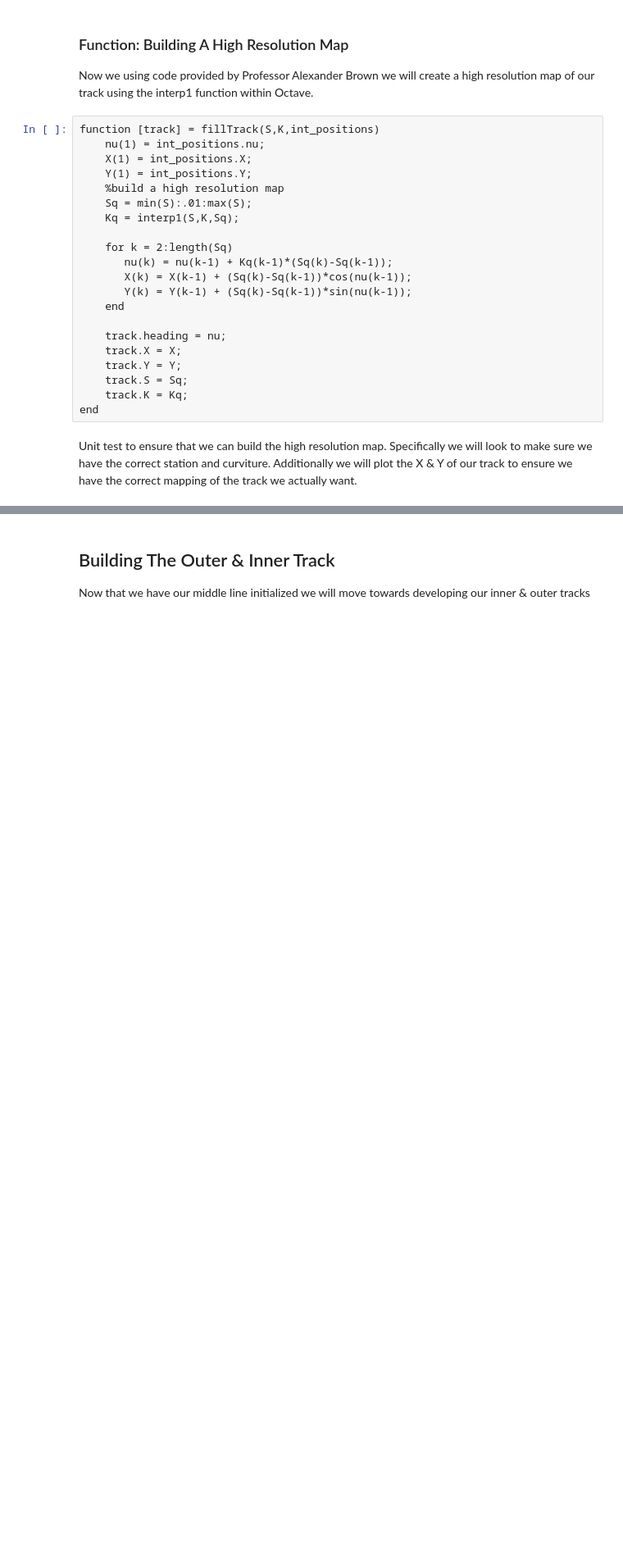
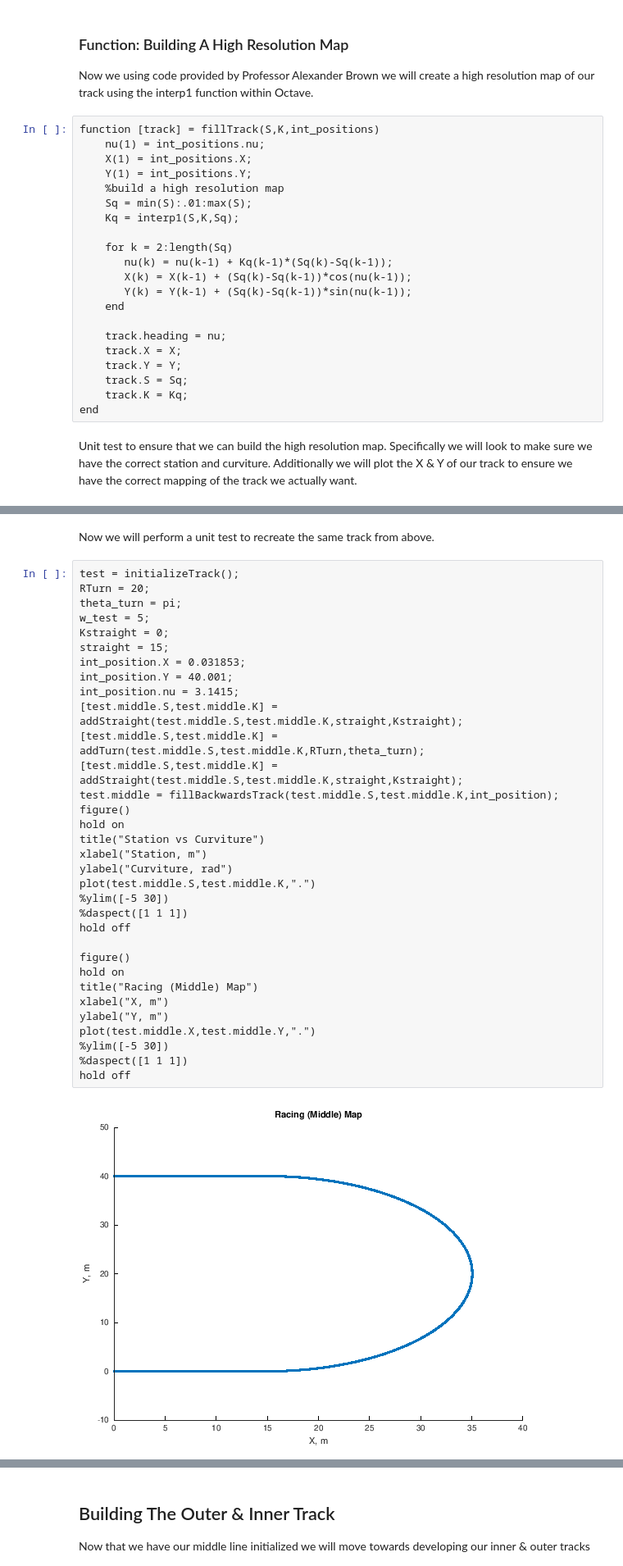
Before and after one commit to PostMatthew/Laptime_Simulation_ME391, a Jupyter notebook: BuildingCustomRacingTracksWithRacing Lines.ipynb, the cells around one changed output, grey strips where cells are left out. Shown at 82% size. Saved outputs shown, nothing was run; the diff lists cells and outputs as text; blank space fills up the shorter version.

Commit message:
update racing line notebook

```diff
--- a/BuildingCustomRacingTracksWithRacingLines.ipynb
+++ b/BuildingCustomRacingTracksWithRacing Lines.ipynb
@@ -207,0 +238,37 @@ hold off
+# %% [markdown]
+Now we will perform a unit test to recreate the same track from above.
+# %%
+test = initializeTrack();
+RTurn = 20;
+theta_turn = pi;
+w_test = 5;
+Kstraight = 0;
+straight = 15;
+int_position.X = 0.031853;
+int_position.Y = 40.001;
+int_position.nu = 3.1415;
+[test.middle.S,test.middle.K] = addStraight(test.middle.S,test.middle.K,straight,Kstraight);
+[test.middle.S,test.middle.K] = addTurn(test.middle.S,test.middle.K,RTurn,theta_turn);
+[test.middle.S,test.middle.K] = addStraight(test.middle.S,test.middle.K,straight,Kstraight);
+test.middle = fillBackwardsTrack(test.middle.S,test.middle.K,int_position);
+figure()
+hold on
+title("Station vs Curviture")
+xlabel("Station, m")
+ylabel("Curviture, rad")
+plot(test.middle.S,test.middle.K,".")
+%ylim([-5 30])
+%daspect([1 1 1])
+hold off
+
+figure()
+hold on
+title("Racing (Middle) Map")
+xlabel("X, m")
+ylabel("Y, m")
+plot(test.middle.X,test.middle.Y,".")
+%ylim([-5 30])
+%daspect([1 1 1])
+hold off
+# %% [output]
+[figure, added]
```
Also changed, not shown: parts of 79 cells of this notebook.
